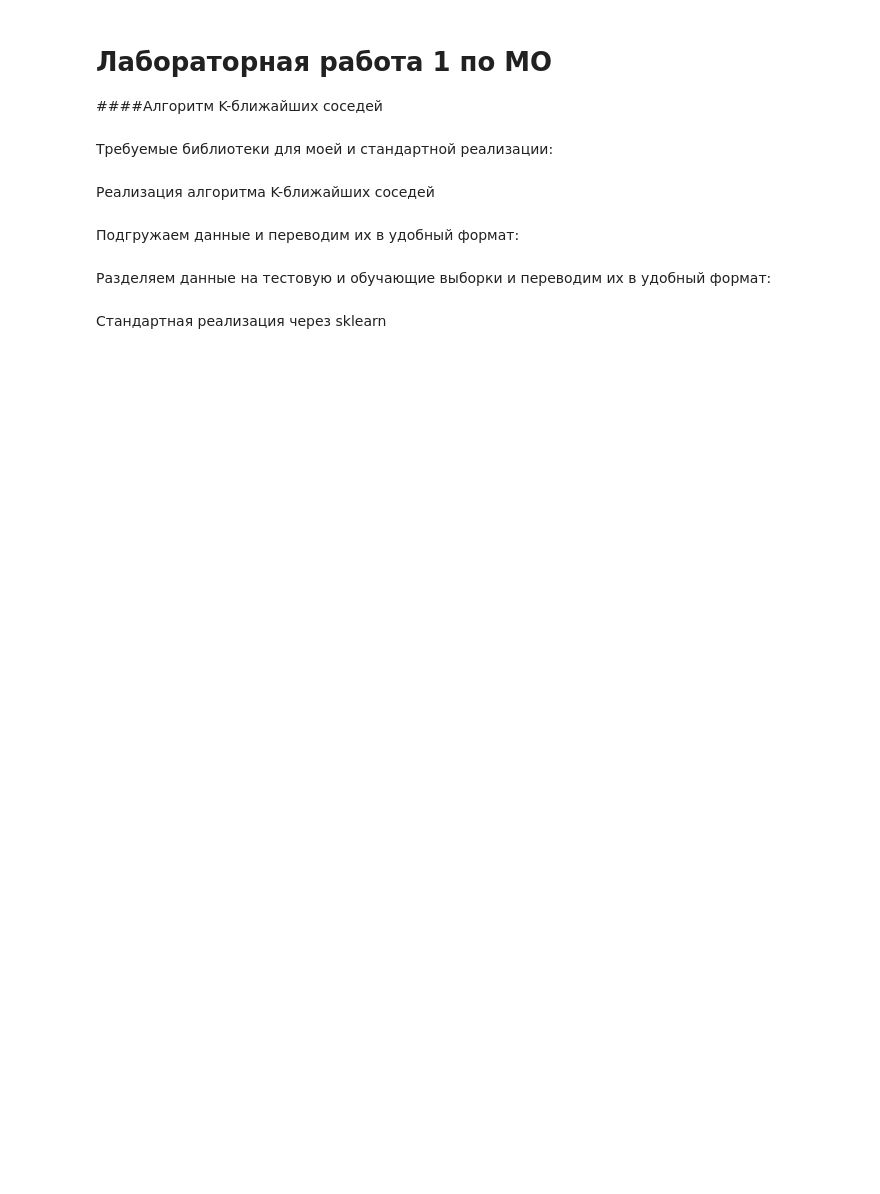
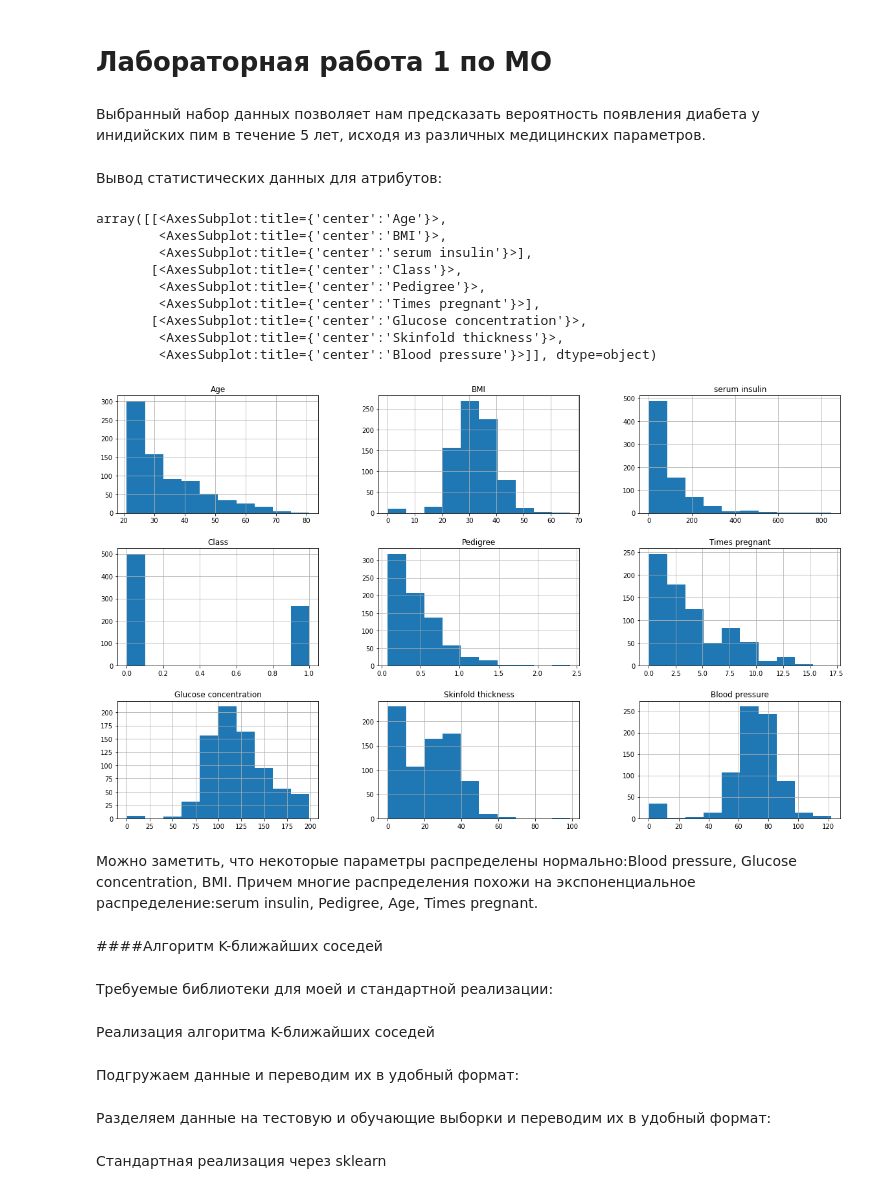
Before and after one commit to IllCher/ML, a Jupyter notebook: ML1.ipynb, the cells around one changed output. Saved outputs shown, nothing was run; the diff lists cells and outputs as text; code cells hidden in the pictures; blank space fills up the shorter version.

Commit message:
Обновлен вывод

```diff
--- a/ML1.ipynb
+++ b/ML1.ipynb
@@ -1,6 +1,33 @@
 # %% [markdown]
 # Лабораторная работа 1 по МО
-####Алгоритм K-ближайших соседей
+# %% [markdown]
+Выбранный набор данных позволяет нам предсказать вероятность появления диабета у инидийских пим в течение 5 лет, исходя из различных медицинских параметров.
+# %%
+import pandas as pd
+dataframe = pd.read_csv('https://raw.githubusercontent.com/jbrownlee/Datasets/master/pima-indians-diabetes.csv', header=None)
+dataframe.columns = ['Times pregnant', 'Glucose concentration', 'Blood pressure', 'Skinfold thickness', 'serum insulin',
+                     'BMI', 'Pedigree', 'Age', 'Class']
+# %% [markdown]
+Вывод статистических данных для атрибутов:
+# %%
+features = list(set(dataframe.columns))
+dataframe[features].hist(figsize=(20,12))
+# %% [output]
+array([[<AxesSubplot:title={'center':'Age'}>,
+        <AxesSubplot:title={'center':'BMI'}>,
+        <AxesSubplot:title={'center':'serum insulin'}>],
+       [<AxesSubplot:title={'center':'Class'}>,
+        <AxesSubplot:title={'center':'Pedigree'}>,
+        <AxesSubplot:title={'center':'Times pregnant'}>],
+       [<AxesSubplot:title={'center':'Glucose concentration'}>,
+        <AxesSubplot:title={'center':'Skinfold thickness'}>,
+        <AxesSubplot:title={'center':'Blood pressure'}>]], dtype=object)
+[figure, added]
+# %% [markdown]
+Можно заметить, что некоторые параметры распределены нормально:Blood pressure, Glucose concentration, BMI.
+Причем многие распределения похожи на экспоненциальное распределение:serum insulin, Pedigree, Age, Times pregnant.
+# %% [markdown]
+####Алгоритм K-ближайших соседей
 # %% [markdown]
 Требуемые библиотеки для моей и стандартной реализации:
 # %%
```
Also changed, not shown: parts of 6 cells of this notebook.
